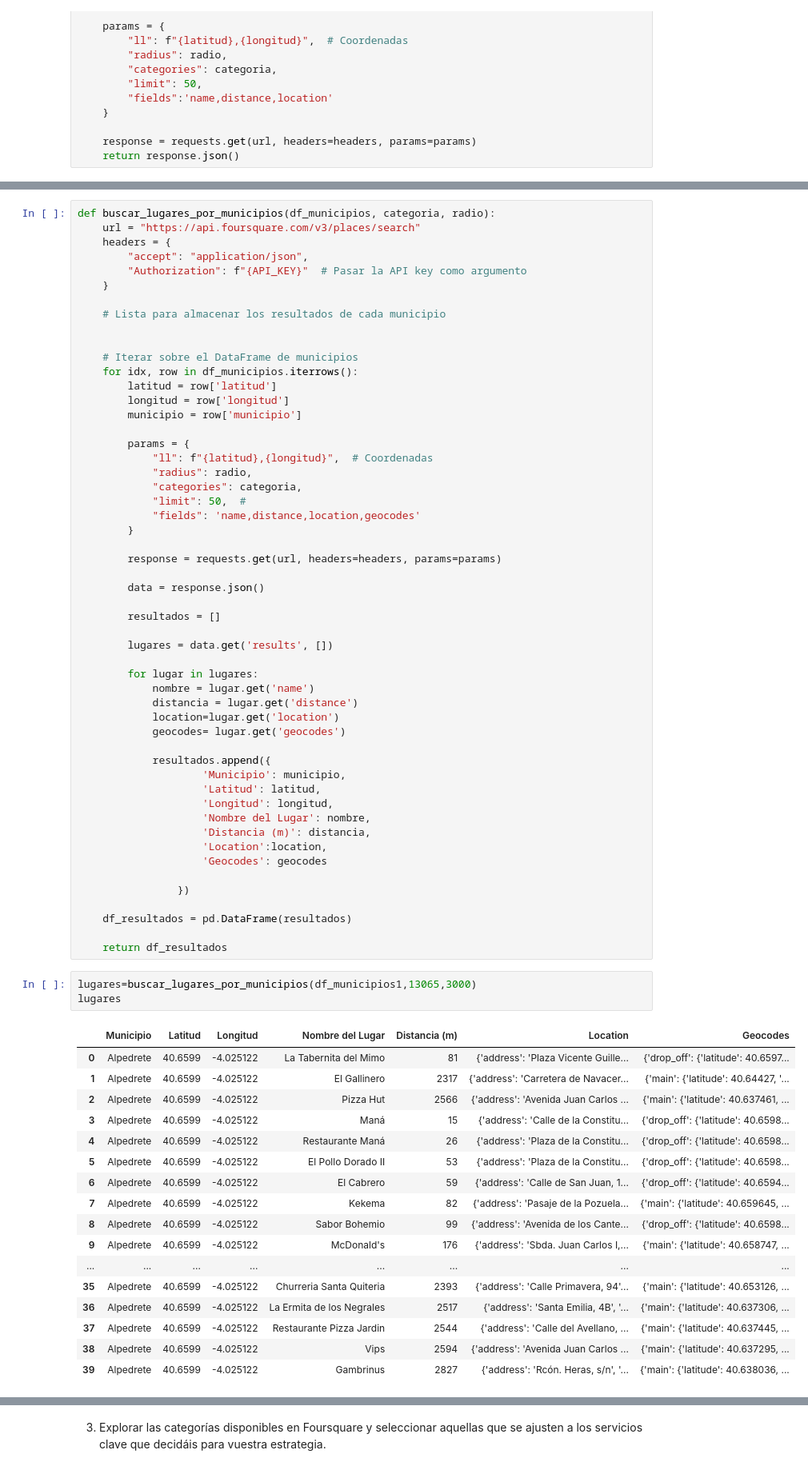
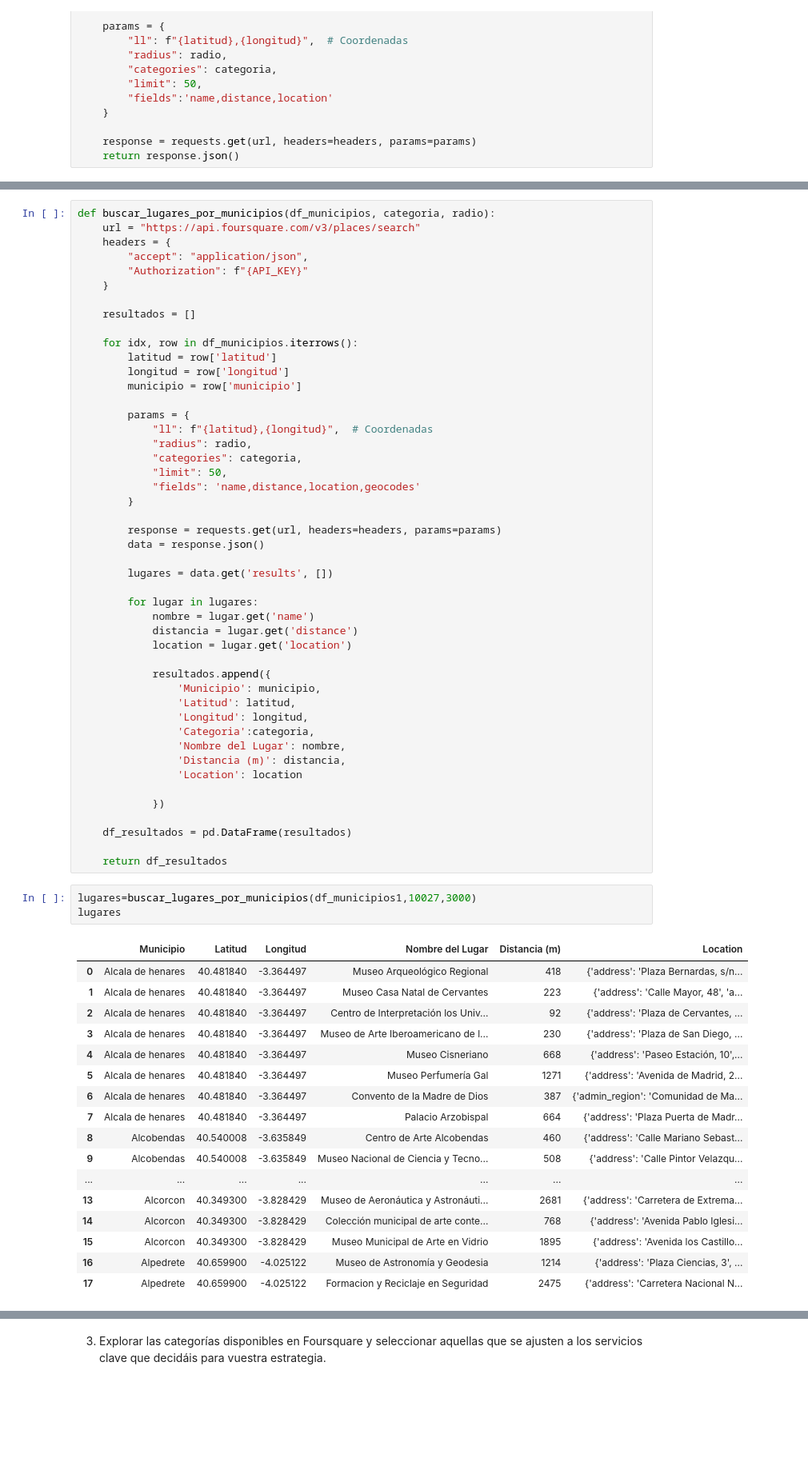
Before and after one commit to SrAlcast/3.1.APIs, a Jupyter notebook: laboratorio-modulo3-leccion01-APIs.ipynb, the cells around one changed output, grey strips where cells are left out. Shown: that part at 80% size. Drawn from its saved outputs; the diff is of its cells as text; blank space fills up the shorter version.

```diff
--- a/laboratorio-modulo3-leccion01-APIs.ipynb
+++ b/laboratorio-modulo3-leccion01-APIs.ipynb
@@ -322,13 +345,11 @@ def buscar_lugares_por_municipios(df_municipios, categoria, radio):
     url = "https://api.foursquare.com/v3/places/search"
     headers = {
         "accept": "application/json",
-        "Authorization": f"{API_KEY}"  # Pasar la API key como argumento
+        "Authorization": f"{API_KEY}"
     }
 
-    # Lista para almacenar los resultados de cada municipio
+    resultados = []
 
-
-    # Iterar sobre el DataFrame de municipios
     for idx, row in df_municipios.iterrows():
         latitud = row['latitud']
         longitud = row['longitud']
@@ -338,56 +359,52 @@ def buscar_lugares_por_municipios(df_municipios, categoria, radio):
             "ll": f"{latitud},{longitud}",  # Coordenadas
             "radius": radio,
             "categories": categoria,
-            "limit": 50,  #
+            "limit": 50,
             "fields": 'name,distance,location,geocodes'
         }
 
         response = requests.get(url, headers=headers, params=params)
-
         data = response.json()
-
-        resultados = []
 
         lugares = data.get('results', [])
 
         for lugar in lugares:
             nombre = lugar.get('name')
             distancia = lugar.get('distance')
-            location=lugar.get('location')
-            geocodes= lugar.get('geocodes')
+            location = lugar.get('location')
 
             resultados.append({
-                    'Municipio': municipio,
-                    'Latitud': latitud,
-                    'Longitud': longitud,
-                    'Nombre del Lugar': nombre,
-                    'Distancia (m)': distancia,
-                    'Location':location,
-                    'Geocodes': geocodes
+                'Municipio': municipio,
+                'Latitud': latitud,
+                'Longitud': longitud,
+                'Categoria':categoria,
+                'Nombre del Lugar': nombre,
+                'Distancia (m)': distancia,
+                'Location': location
 
-                })
+            })
 
     df_resultados = pd.DataFrame(resultados)
 
     return df_resultados
 # %%
-lugares=buscar_lugares_por_municipios(df_municipios1,13065,3000)
+lugares=buscar_lugares_por_municipios(df_municipios1,10027,3000)
 lugares
 # %% [output]
-|  | Municipio | Latitud | Longitud | Nombre del Lugar | Distancia (m) | Location | Geocodes |
-| 0 | Alpedrete | 40.6599 | -4.025122 | La Tabernita del Mimo | 81 | {'address': 'Plaza Vicente Guille... | {'drop_off': {'latitude': 40.6597... |
-| 1 | Alpedrete | 40.6599 | -4.025122 | El Gallinero | 2317 | {'address': 'Carretera de Navacer... | {'main': {'latitude': 40.64427, '... |
-| 2 | Alpedrete | 40.6599 | -4.025122 | Pizza Hut | 2566 | {'address': 'Avenida Juan Carlos ... | {'main': {'latitude': 40.637461, ... |
-| 3 | Alpedrete | 40.6599 | -4.025122 | Maná | 15 | {'address': 'Calle de la Constitu... | {'drop_off': {'latitude': 40.6598... |
-| 4 | Alpedrete | 40.6599 | -4.025122 | Restaurante Maná | 26 | {'address': 'Plaza de la Constitu... | {'drop_off': {'latitude': 40.6598... |
-| 5 | Alpedrete | 40.6599 | -4.025122 | El Pollo Dorado II | 53 | {'address': 'Plaza de la Constitu... | {'drop_off': {'latitude': 40.6598... |
-| 6 | Alpedrete | 40.6599 | -4.025122 | El Cabrero | 59 | {'address': 'Calle de San Juan, 1... | {'drop_off': {'latitude': 40.6594... |
-| 7 | Alpedrete | 40.6599 | -4.025122 | Kekema | 82 | {'address': 'Pasaje de la Pozuela... | {'main': {'latitude': 40.659645, ... |
-| 8 | Alpedrete | 40.6599 | -4.025122 | Sabor Bohemio | 99 | {'address': 'Avenida de los Cante... | {'drop_off': {'latitude': 40.6598... |
-| 9 | Alpedrete | 40.6599 | -4.025122 | McDonald's | 176 | {'address': 'Sbda. Juan Carlos I,... | {'main': {'latitude': 40.658747, ... |
-| ... | ... | ... | ... | ... | ... | ... | ... |
-| 35 | Alpedrete | 40.6599 | -4.025122 | Churreria Santa Quiteria | 2393 | {'address': 'Calle Primavera, 94'... | {'main': {'latitude': 40.653126, ... |
-| 36 | Alpedrete | 40.6599 | -4.025122 | La Ermita de los Negrales | 2517 | {'address': 'Santa Emilia, 4B', '... | {'main': {'latitude': 40.637306, ... |
-| 37 | Alpedrete | 40.6599 | -4.025122 | Restaurante Pizza Jardin | 2544 | {'address': 'Calle del Avellano, ... | {'main': {'latitude': 40.637445, ... |
-| 38 | Alpedrete | 40.6599 | -4.025122 | Vips | 2594 | {'address': 'Avenida Juan Carlos ... | {'main': {'latitude': 40.637295, ... |
-| 39 | Alpedrete | 40.6599 | -4.025122 | Gambrinus | 2827 | {'address': 'Rcón. Heras, s/n', '... | {'main': {'latitude': 40.638036, ... |
+|  | Municipio | Latitud | Longitud | Nombre del Lugar | Distancia (m) | Location |
+| 0 | Alcala de henares | 40.481840 | -3.364497 | Museo Arqueológico Regional | 418 | {'address': 'Plaza Bernardas, s/n... |
+| 1 | Alcala de henares | 40.481840 | -3.364497 | Museo Casa Natal de Cervantes | 223 | {'address': 'Calle Mayor, 48', 'a... |
+| 2 | Alcala de henares | 40.481840 | -3.364497 | Centro de Interpretación los Univ... | 92 | {'address': 'Plaza de Cervantes, ... |
+| 3 | Alcala de henares | 40.481840 | -3.364497 | Museo de Arte Iberoamericano de l... | 230 | {'address': 'Plaza de San Diego, ... |
+| 4 | Alcala de henares | 40.481840 | -3.364497 | Museo Cisneriano | 668 | {'address': 'Paseo Estación, 10',... |
+| 5 | Alcala de henares | 40.481840 | -3.364497 | Museo Perfumería Gal | 1271 | {'address': 'Avenida de Madrid, 2... |
+| 6 | Alcala de henares | 40.481840 | -3.364497 | Convento de la Madre de Dios | 387 | {'admin_region': 'Comunidad de Ma... |
+| 7 | Alcala de henares | 40.481840 | -3.364497 | Palacio Arzobispal | 664 | {'address': 'Plaza Puerta de Madr... |
+| 8 | Alcobendas | 40.540008 | -3.635849 | Centro de Arte Alcobendas | 460 | {'address': 'Calle Mariano Sebast... |
+| 9 | Alcobendas | 40.540008 | -3.635849 | Museo Nacional de Ciencia y Tecno... | 508 | {'address': 'Calle Pintor Velazqu... |
+| ... | ... | ... | ... | ... | ... | ... |
+| 13 | Alcorcon | 40.349300 | -3.828429 | Museo de Aeronáutica y Astronáuti... | 2681 | {'address': 'Carretera de Extrema... |
+| 14 | Alcorcon | 40.349300 | -3.828429 | Colección municipal de arte conte... | 768 | {'address': 'Avenida Pablo Iglesi... |
+| 15 | Alcorcon | 40.349300 | -3.828429 | Museo Municipal de Arte en Vidrio | 1895 | {'address': 'Avenida los Castillo... |
+| 16 | Alpedrete | 40.659900 | -4.025122 | Museo de Astronomía y Geodesia | 1214 | {'address': 'Plaza Ciencias, 3', ... |
+| 17 | Alpedrete | 40.659900 | -4.025122 | Formacion y Reciclaje en Seguridad | 2475 | {'address': 'Carretera Nacional N... |
```
Also changed, not shown: parts of 24 cells of this notebook, 3 other files.
